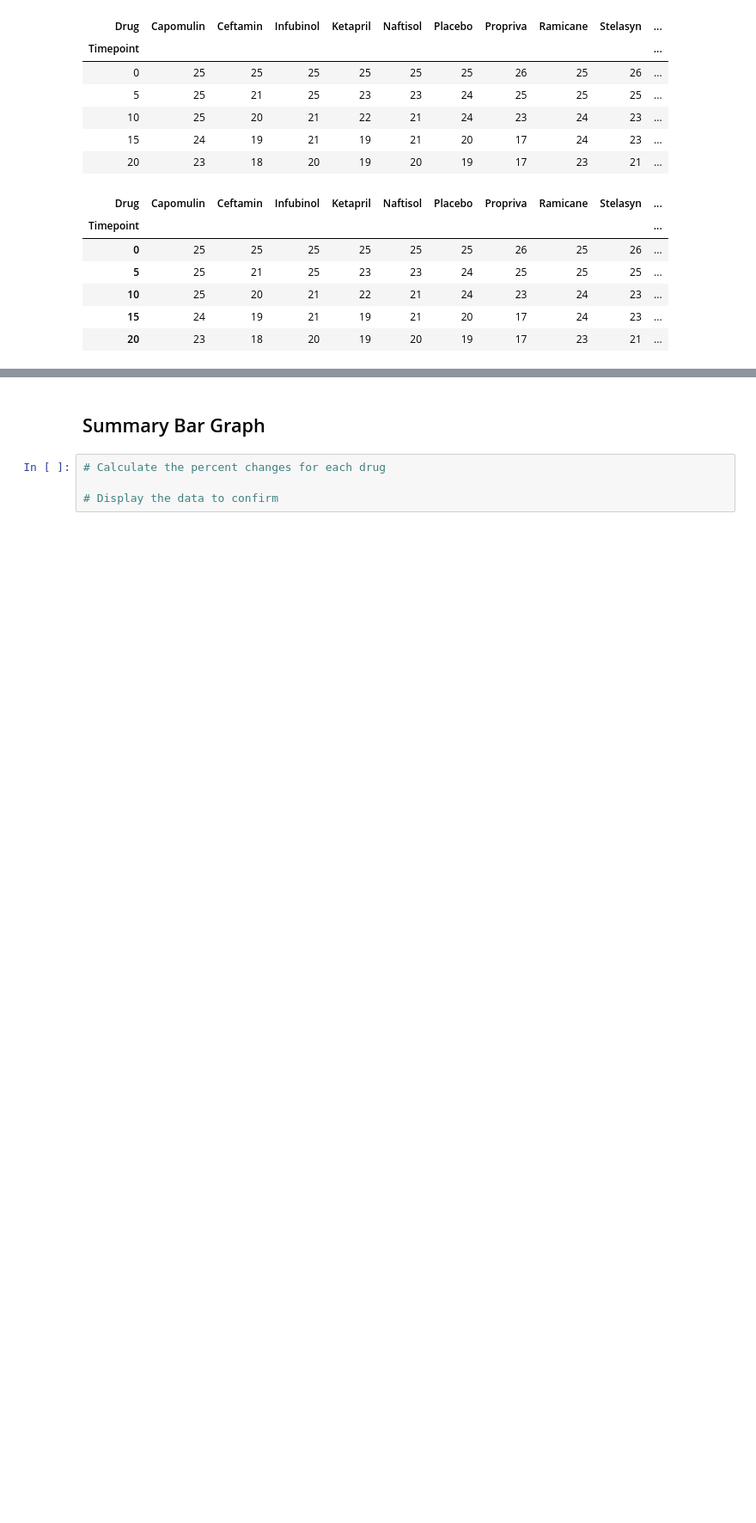
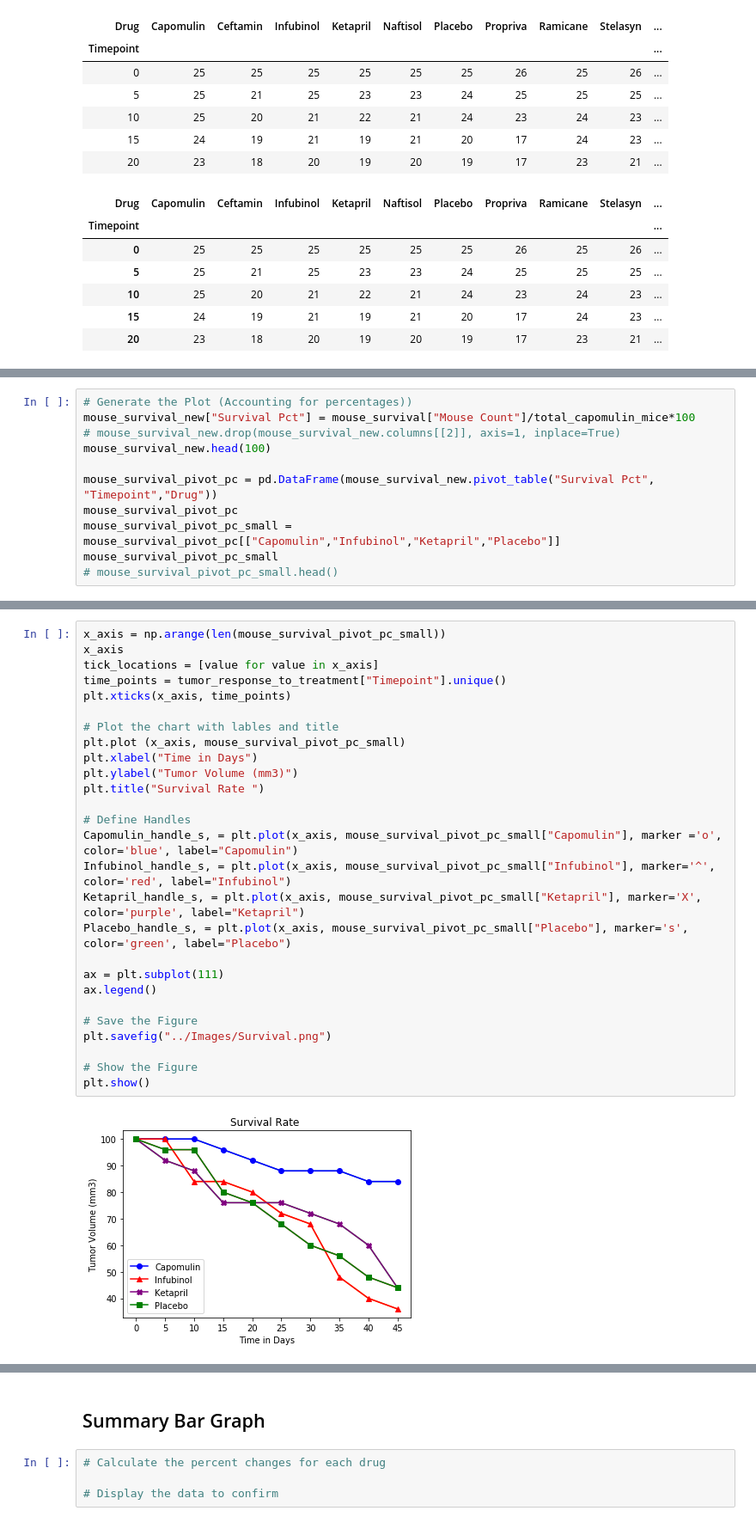
Before and after one commit to DutchDS/Matplotlib-Challenge, a Jupyter notebook: Pymaceuticals/pymaceuticals_challenge.ipynb, the cells around one changed output, grey strips where cells are left out. Shown at 86% size. Drawn from its saved outputs; the diff is of its cells as text; blank space fills up the shorter version.

```diff
--- a/Pymaceuticals/pymaceuticals_challenge.ipynb
+++ b/Pymaceuticals/pymaceuticals_challenge.ipynb
@@ -255,0 +252,11 @@ plt.show()
+# %%
+# Generate the Plot (Accounting for percentages))
+mouse_survival_new["Survival Pct"] = mouse_survival["Mouse Count"]/total_capomulin_mice*100
+# mouse_survival_new.drop(mouse_survival_new.columns[[2]], axis=1, inplace=True)
+mouse_survival_new.head(100)
+
+mouse_survival_pivot_pc = pd.DataFrame(mouse_survival_new.pivot_table("Survival Pct", "Timepoint","Drug"))
+mouse_survival_pivot_pc
+mouse_survival_pivot_pc_small = mouse_survival_pivot_pc[["Capomulin","Infubinol","Ketapril","Placebo"]]
+mouse_survival_pivot_pc_small
+# mouse_survival_pivot_pc_small.head()
@@ -256,3 +276,32 @@ plt.show()
+# %%
+x_axis = np.arange(len(mouse_survival_pivot_pc_small))
+x_axis
+tick_locations = [value for value in x_axis]
+time_points = tumor_response_to_treatment["Timepoint"].unique()
+plt.xticks(x_axis, time_points)
+
+# Plot the chart with lables and title
+plt.plot (x_axis, mouse_survival_pivot_pc_small)
+plt.xlabel("Time in Days")
+plt.ylabel("Tumor Volume (mm3)")
+plt.title("Survival Rate ")
+
+# Define Handles
+Capomulin_handle_s, = plt.plot(x_axis, mouse_survival_pivot_pc_small["Capomulin"], marker ='o', color='blue', label="Capomulin")
+Infubinol_handle_s, = plt.plot(x_axis, mouse_survival_pivot_pc_small["Infubinol"], marker='^', color='red', label="Infubinol")
+Ketapril_handle_s, = plt.plot(x_axis, mouse_survival_pivot_pc_small["Ketapril"], marker='X', color='purple', label="Ketapril")
+Placebo_handle_s, = plt.plot(x_axis, mouse_survival_pivot_pc_small["Placebo"], marker='s', color='green', label="Placebo")
+
+ax = plt.subplot(111)
+ax.legend()
+
+# Save the Figure
+plt.savefig("../Images/Survival.png")
+
+# Show the Figure
+plt.show()
+# %% [output]
+[figure, added]
 # %% [markdown]
 ![Metastatic Spread During Treatment](../Images/survival.png)
 # %% [markdown]
```
Also changed, not shown: parts of 7 cells of this notebook, 2 other files.
